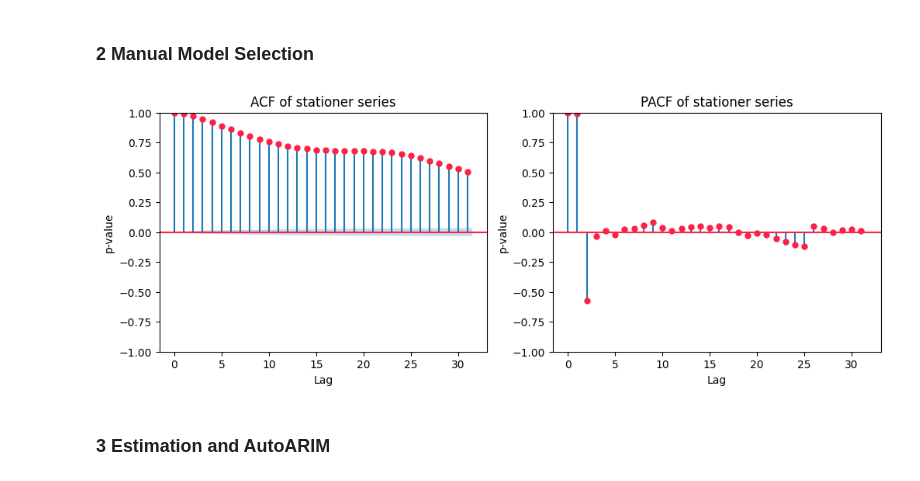
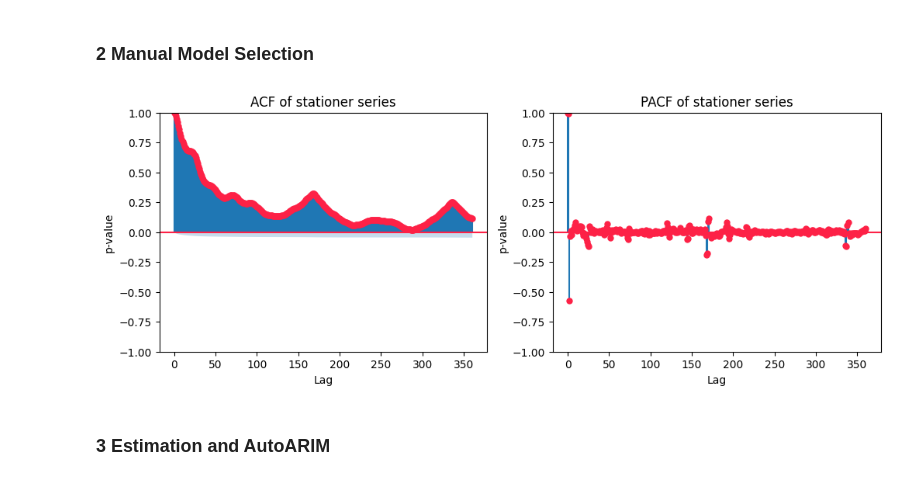
Before and after one commit to HannaHalka/Time-Series, a Jupyter notebook: Ass6/Assignment6.ipynb, the cells around one changed output. Cells and saved outputs as stored; diff of their text form; code cells hidden in the pictures.

```diff
--- a/Ass6/Assignment6.ipynb
+++ b/Ass6/Assignment6.ipynb
@@ -375,19 +373,19 @@ ADF seasonal+first diff p-value = 0.00000
 # %%
 fig, axes = plt.subplots(1, 2, figsize=(12, 4))
 
-plot_acf(y_seasonal, lags=31, ax=axes[0], color='#FD2146')
+plot_acf(y_seasonal, lags=360, ax=axes[0], color='#FD2146')
 axes[0].set_title('ACF of stationer series')
 axes[0].set_xlabel('Lag')
 axes[0].set_ylabel('p-value')
 
-plot_pacf(y_seasonal, lags=31, ax=axes[1], color='#FD2146') # 12*2*31
+plot_pacf(y_seasonal, lags=360, ax=axes[1], color='#FD2146') # 12*2*31 (month) / 2
 axes[1].set_title('PACF of stationer series')
 axes[1].set_xlabel('Lag')
 axes[1].set_ylabel('p-value')
 
 plt.show()
 # %% [output]
-[figure, old version]
+[figure, new version]
 # %% [markdown]
 ### 3 Estimation and AutoARIM
 # %%
```
Also changed, not shown: parts of 7 cells of this notebook.
